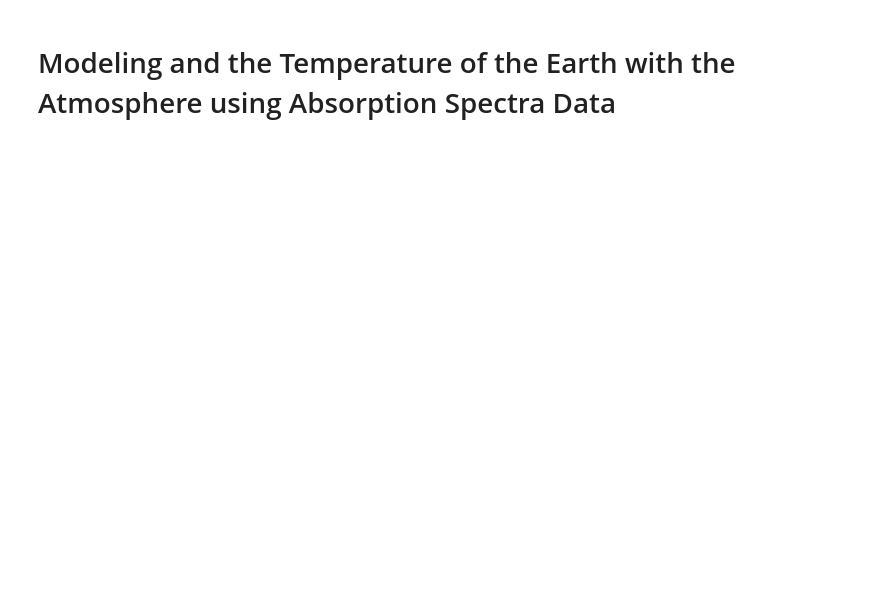
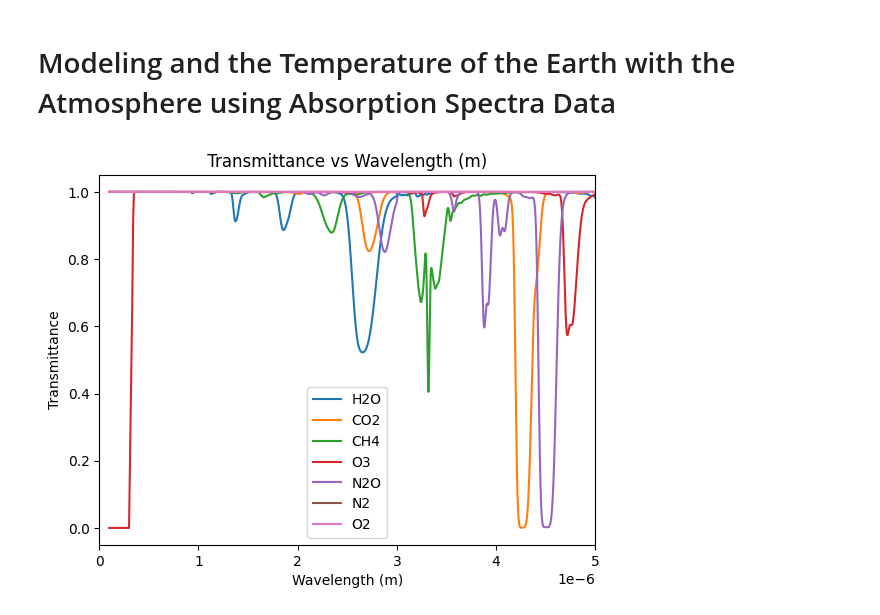
Before and after one commit to kevinthegreat1/HonorsPhysics2, a Jupyter notebook: Unit12/Model.ipynb, the cells around one changed output. Drawn from its saved outputs; the diff is of its cells as text; code cells hidden in the pictures; blank space fills up the shorter version.

```diff
--- a/Unit12/Model.ipynb
+++ b/Unit12/Model.ipynb
@@ -16,5 +17,9 @@ from Unit0 import model_utils
 plancks_constant = 6.62607015e-34
 speed_of_light = 299792458
 boltzmann_constant = 1.380649e-23
+
+absorption_components = ["H2O", "CO2", "CH4", "O3", "N2O", "N2", "O2"]
+wavelengths = np.linspace(0.1e-6, 40e-6, 399001)
+temperature_sun = 5772
 # %%
 # Define Calculation Functions
@@ -76,26 +49,34 @@ transmittance_o2 = transmittance_1_o2 + transmittance_2_o2 + transmittance_3_o2
 # %%
 # Finds value in a less than or equal to x
-def find_le(a, x, key):
+def find_le[T, K](a: list[T], x: K, key: Callable[[T], K]) -> T:
     i = bisect.bisect(a, x, key=key)
     return a[i - 1 if i else 0]
 
 
 # Finds value in a greater than or equal to x
-def find_ge(a, x, key):
+def find_ge[T, K](a: list[T], x: K, key: Callable[[T], K]) -> T:
     i = bisect.bisect_left(a, x, key=key)
     return a[i if i < len(a) else i - 1]
 
 
 # Interpolates value of x based on lower and upper bounds in a
-def interpolate(a, x):
-    key = lambda p: p[0]
-    value = lambda p: p[1]
-    p0 = find_le(a, x, key)
-    p1 = find_ge(a, x, key)
-    x0 = key(p0)
-    x1 = key(p1)
-    y0 = value(p0)
+def interpolate[K, V](a: list[tuple[K, V]], x: K) -> V:
+    key: Callable[[tuple[K, V]], K] = lambda p: p[0]
+    value: Callable[[tuple[K, V]], V] = lambda p: p[1]
+    p0: tuple[K, V] = find_le(a, x, key)
+    p1: tuple[K, V] = find_ge(a, x, key)
+    x0: K = key(p0)
+    x1: K = key(p1)
+    y0: V = value(p0)
     if x0 == x1:
         return y0
-    y1 = value(p1)
+    y1: V = value(p1)
     return y0 + (y1 - y0) / (x1 - x0) * (x - x0)
+# %%
+# Interpolate Transmittances
+transmittances_interpolated = [[interpolate(transmittance, wavelength) for transmittance in transmittances] for wavelength in tqdm(wavelengths)]
+
+plt.xlim(0, 5e-6)
+model_utils.graph([(wavelengths, list(map(lambda x: x[i], transmittances_interpolated)), absorption_component) for i, absorption_component in enumerate(absorption_components)], "Transmittance", "", "Wavelength", "m")
+# %% [output]
+[figure, added]
```
Also changed, not shown: parts of 4 cells of this notebook, 1 other file.
